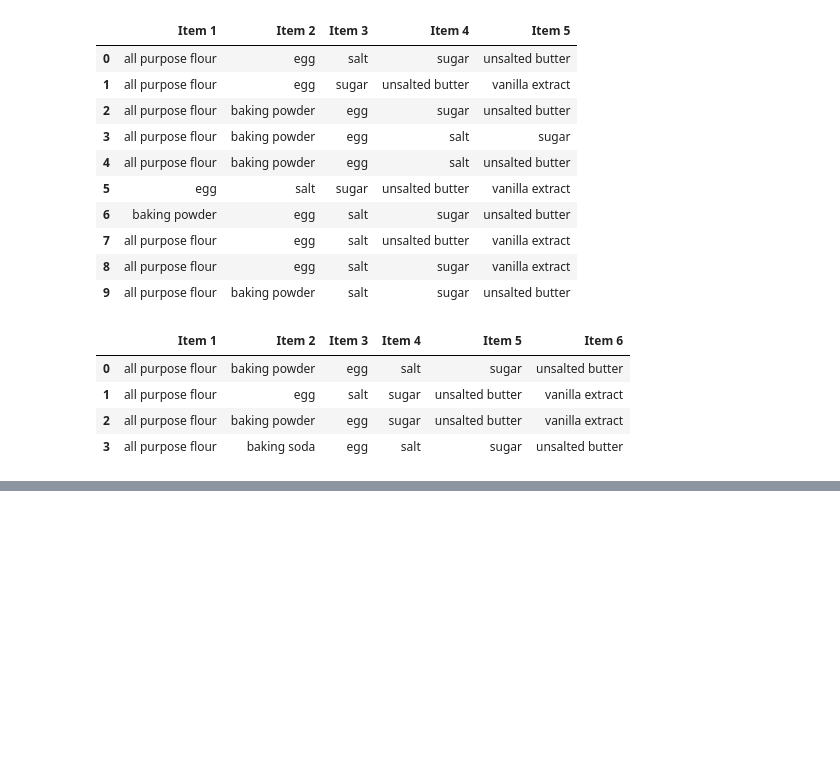
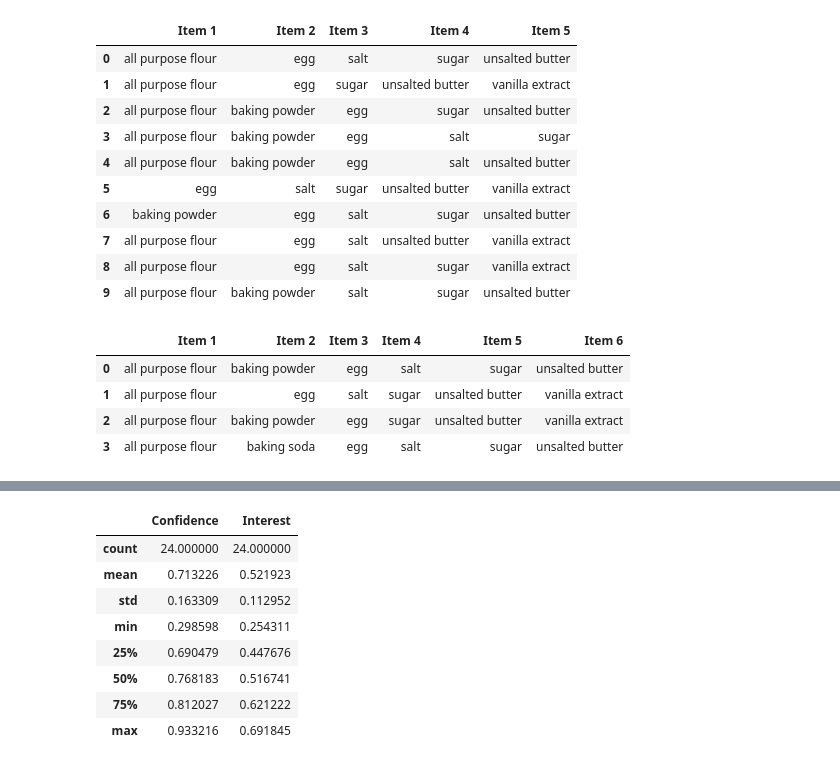
Before and after one commit to Sisyphus192/deep-dishes, a Jupyter notebook: notebooks/Market Basket Analysis.ipynb, the cells around one changed output, grey strips where cells are left out. Saved outputs shown, nothing was run; the diff lists cells and outputs as text; code cells hidden in the pictures; blank space fills up the shorter version.

```diff
--- a/notebooks/Market Basket Analysis.ipynb
+++ b/notebooks/Market Basket Analysis.ipynb
@@ -280,6 +303,18 @@ six_rules.head()
 | 7 | all purpose flour | salt | sugar | unsalted butter | vanilla extract | egg | 0.866180 | 0.624809 |
 | 2 | all purpose flour | baking powder | salt | sugar | unsalted butter | egg | 0.861397 | 0.620027 |
 | 0 | baking powder | egg | salt | sugar | unsalted butter | all purpose flour | 0.817391 | 0.661401 |
+# %%
+six_rules.describe()
+# %% [output]
+|  | Confidence | Interest |
+| count | 24.000000 | 24.000000 |
+| mean | 0.713226 | 0.521923 |
+| std | 0.163309 | 0.112952 |
+| min | 0.298598 | 0.254311 |
+| 25% | 0.690479 | 0.447676 |
+| 50% | 0.768183 | 0.516741 |
+| 75% | 0.812027 | 0.621222 |
+| max | 0.933216 | 0.691845 |
 # %%
 five_rules = assoc_rules(df, dfs[3])
 five_rules = five_rules.sort_values('Confidence', ascending=False)
```
Also changed, not shown: parts of 8 cells of this notebook.
